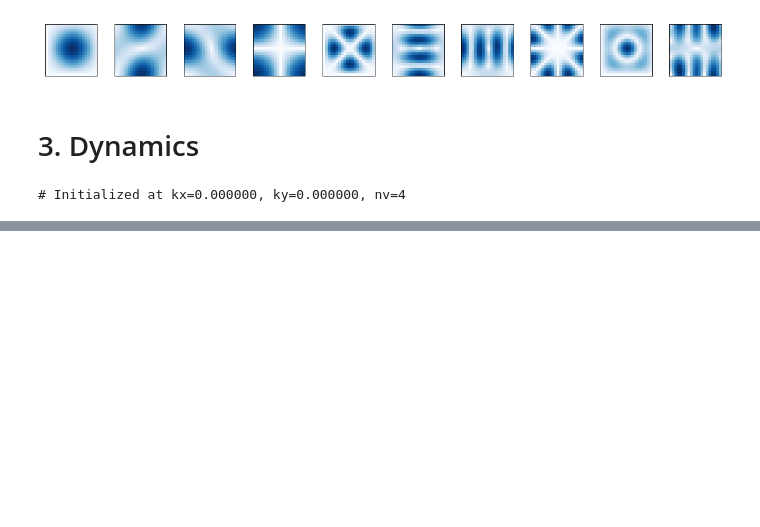
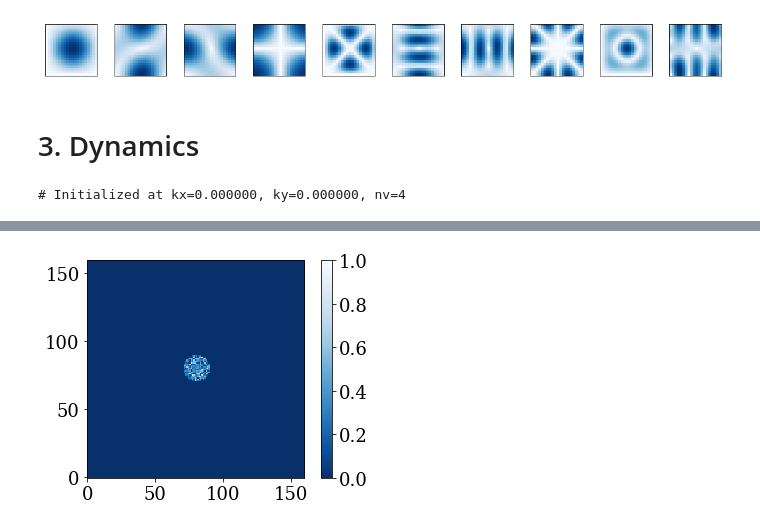
Before and after one commit to drgulevich/exp2d, a Jupyter notebook: exp2d.ipynb, the cells around one changed output, grey strips where cells are left out. Drawn from its saved outputs; the diff is of its cells as text; code cells hidden in the pictures; blank space fills up the shorter version.

```diff
--- a/exp2d.ipynb
+++ b/exp2d.ipynb
@@ -158,0 +275,18 @@ FPsiarr=np.empty((Nframes,NPKY,Mglobal),dtype=np.complex128)
+# %%
+interpolation='nearest'
+#interpolation='gaussian'
+#interpolation=None
+
+vmax=1
+FPsi=np.fft.fftshift(np.fft.fft2(Psi))
+
+cmap=plt.get_cmap('Blues_r')
+Rho=(FPsi*np.conjugate(FPsi)).real
+data=Rho/np.max(Rho)
+#extent=[-0.5*dk*Mglobal/dum,0.5*dk*Mglobal/dum,-0.5*dk*Mglobal/dum,0.5*dk*Mglobal/dum]
+#img=plt.imshow(data.T,interpolation=interpolation, cmap = cmap, origin='lower',extent=extent, vmax=vmax)
+img=plt.imshow(data.T,interpolation=interpolation, cmap = cmap, origin='lower', vmax=vmax)
+plt.colorbar(img,cmap=cmap)
+plt.show()
+# %% [output]
+[figure, added]
```
Also changed, not shown: parts of 9 cells of this notebook, 2 other files.
